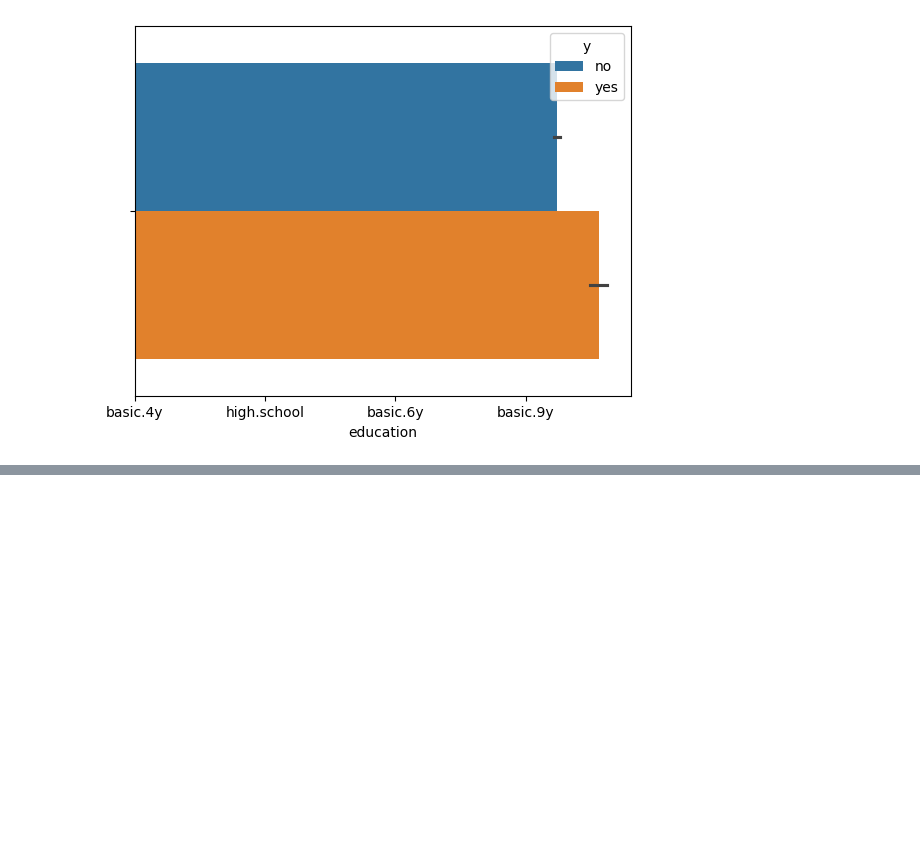
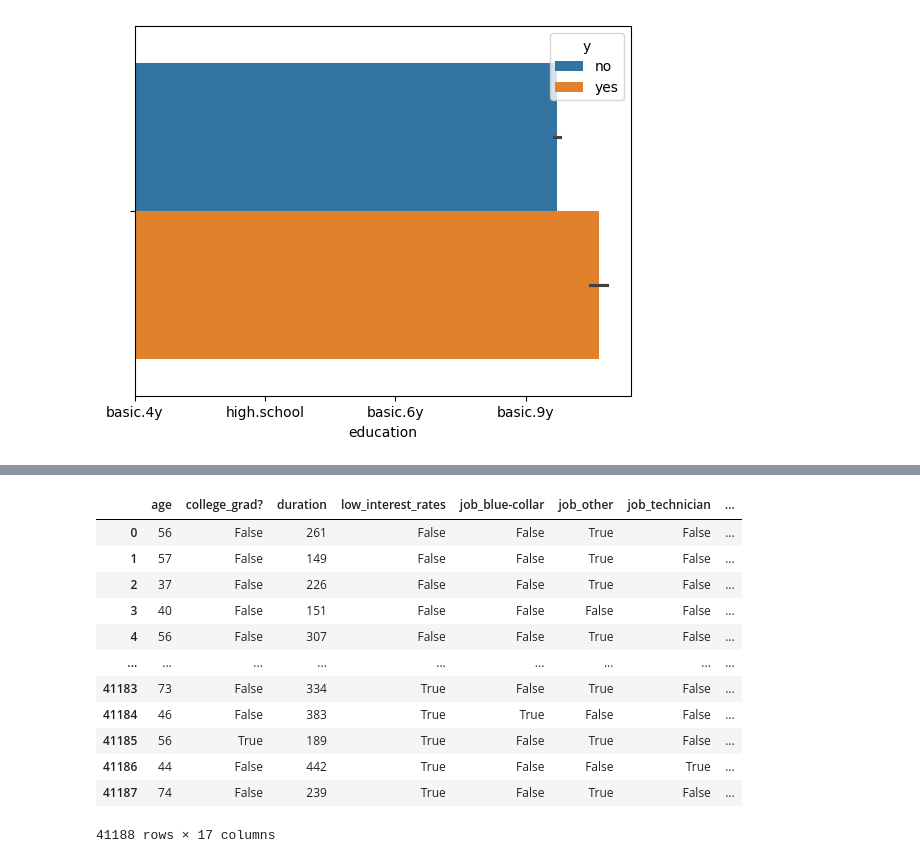
Before and after one commit to utkuseyithanoglu/utku-machine-learning-python-template, a Jupyter notebook: src/explore.ipynb, the cells around one changed output, grey strips where cells are left out. Cells and saved outputs as stored; diff of their text form; code cells hidden in the pictures; blank space fills up the shorter version.

```diff
--- a/src/explore.ipynb
+++ b/src/explore.ipynb
@@ -290,3 +343,7 @@ include_these_features = ['age', 'job',
+# %%
+
+include_these_features = ['age', 'job', 'marital', 'default', 'college_grad?',
+                          'housing', 'loan','contact', 'duration', 'low_interest_rates']
 # %%
 from sklearn.model_selection import train_test_split
 # %%
@@ -383,0 +383,17 @@ df.head()
+# %%
+x_dummies = pd.get_dummies(x,drop_first=True)#drop_first hani aynı anlaöa gelen katgori atılır
+x_dummies # 17 tane
+# %% [output]
+|  | age | college_grad? | duration | low_interest_rates | job_blue-collar | job_other | job_technician | ... |
+| 0 | 56 | False | 261 | False | False | True | False | ... |
+| 1 | 57 | False | 149 | False | False | True | False | ... |
+| 2 | 37 | False | 226 | False | False | True | False | ... |
+| 3 | 40 | False | 151 | False | False | False | False | ... |
+| 4 | 56 | False | 307 | False | False | True | False | ... |
+| ... | ... | ... | ... | ... | ... | ... | ... | ... |
+| 41183 | 73 | False | 334 | True | False | True | False | ... |
+| 41184 | 46 | False | 383 | True | True | False | False | ... |
+| 41185 | 56 | True | 189 | True | False | True | False | ... |
+| 41186 | 44 | False | 442 | True | False | False | True | ... |
+| 41187 | 74 | False | 239 | True | False | True | False | ... |
+41188 rows × 17 columns
```
Also changed, not shown: parts of 29 cells of this notebook.
